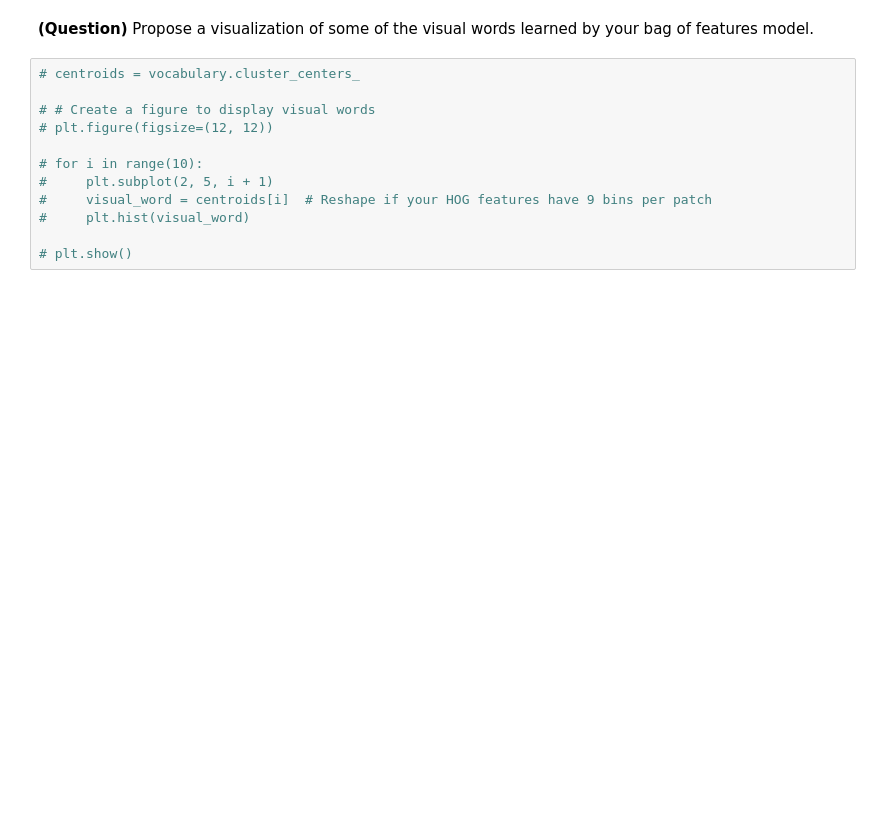
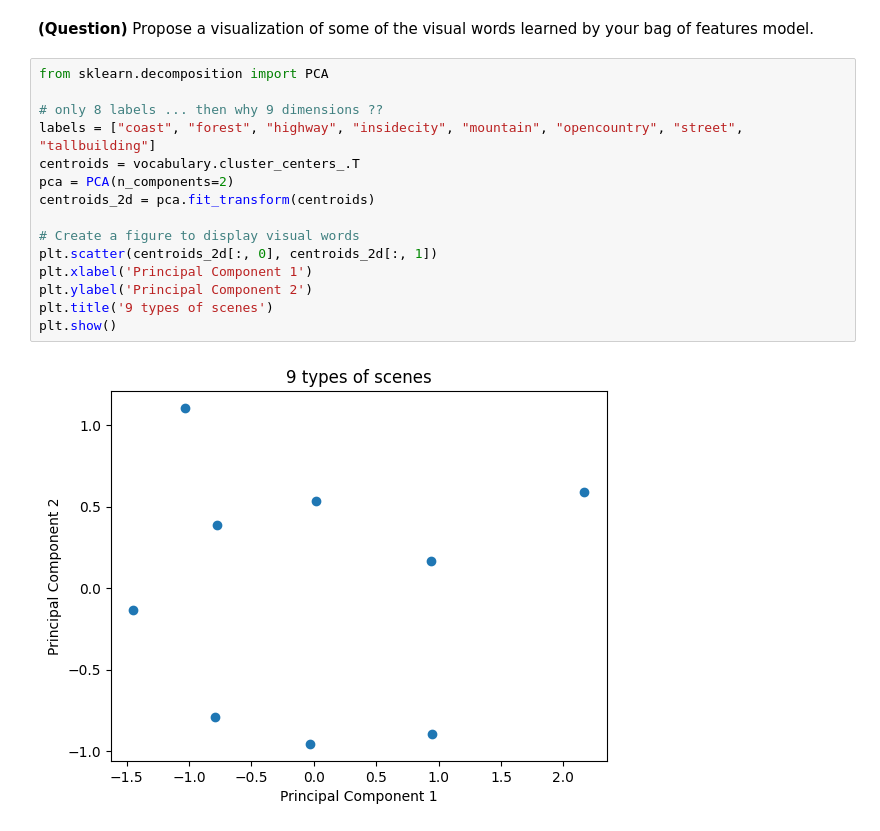
Before and after one commit to daJster/Machine_learning_2023, a Jupyter notebook: ml-tp3.ipynb, the cells around one changed output. Drawn from its saved outputs; the diff is of its cells as text; blank space fills up the shorter version.

Commit message:
visualization visual words

```diff
--- a/ml-tp3.ipynb
+++ b/ml-tp3.ipynb
@@ -256,14 +256,19 @@ Classification Accuracy: 0.7797619047619048
 # %% [markdown]
 **(Question)** Propose a visualization of some of the visual words learned by your bag of features model.
 # %%
-# centroids = vocabulary.cluster_centers_
+from sklearn.decomposition import PCA
 
-# # Create a figure to display visual words
-# plt.figure(figsize=(12, 12))
+# only 8 labels ... then why 9 dimensions ??
+labels = ["coast", "forest", "highway", "insidecity", "mountain", "opencountry", "street", "tallbuilding"]
+centroids = vocabulary.cluster_centers_.T
+pca = PCA(n_components=2)
+centroids_2d = pca.fit_transform(centroids)
 
-# for i in range(10):
-#     plt.subplot(2, 5, i + 1)
-#     visual_word = centroids[i]  # Reshape if your HOG features have 9 bins per patch
-#     plt.hist(visual_word)
-
-# plt.show()
+# Create a figure to display visual words
+plt.scatter(centroids_2d[:, 0], centroids_2d[:, 1])
+plt.xlabel('Principal Component 1')
+plt.ylabel('Principal Component 2')
+plt.title('9 types of scenes')
+plt.show()
+# %% [output]
+[figure, added]
```
Also changed, not shown: parts of 4 cells of this notebook.
